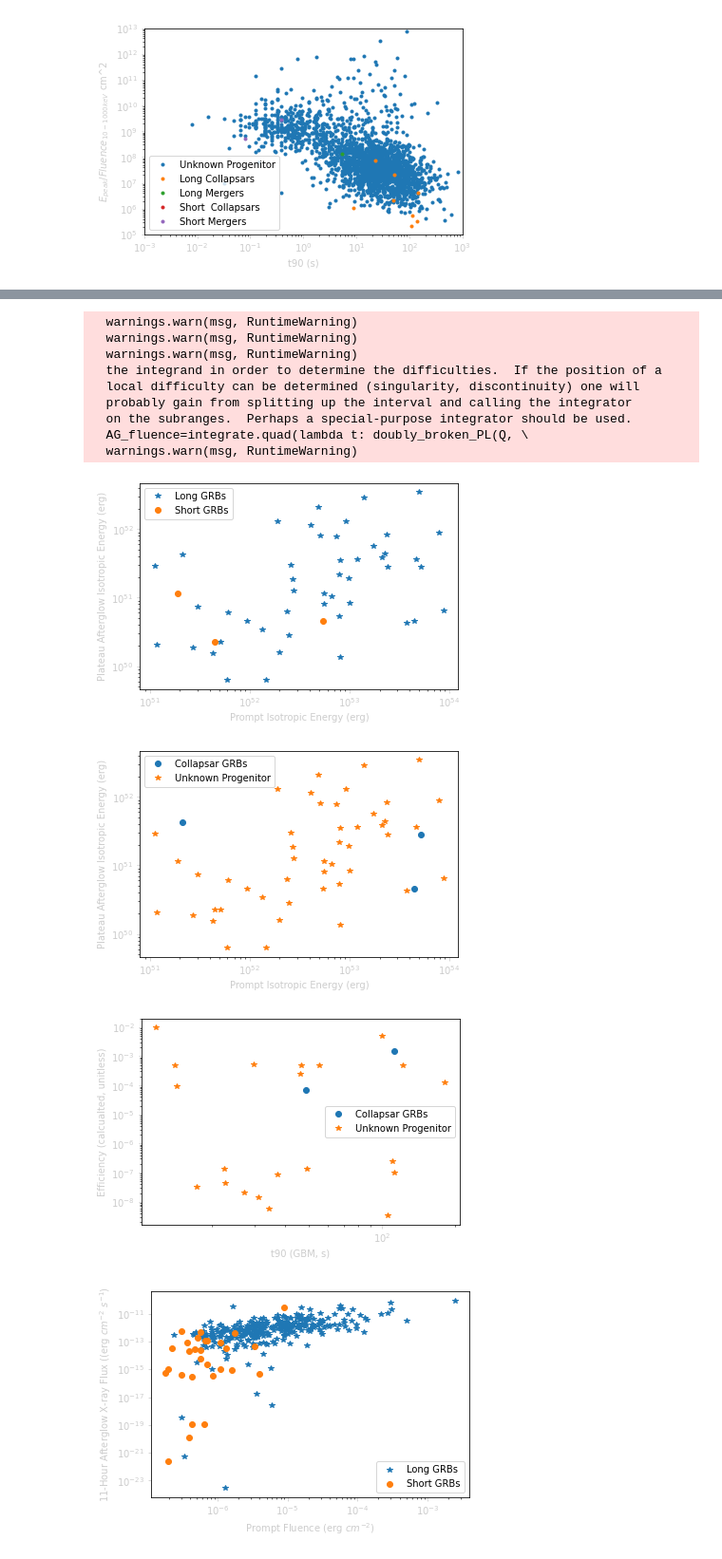
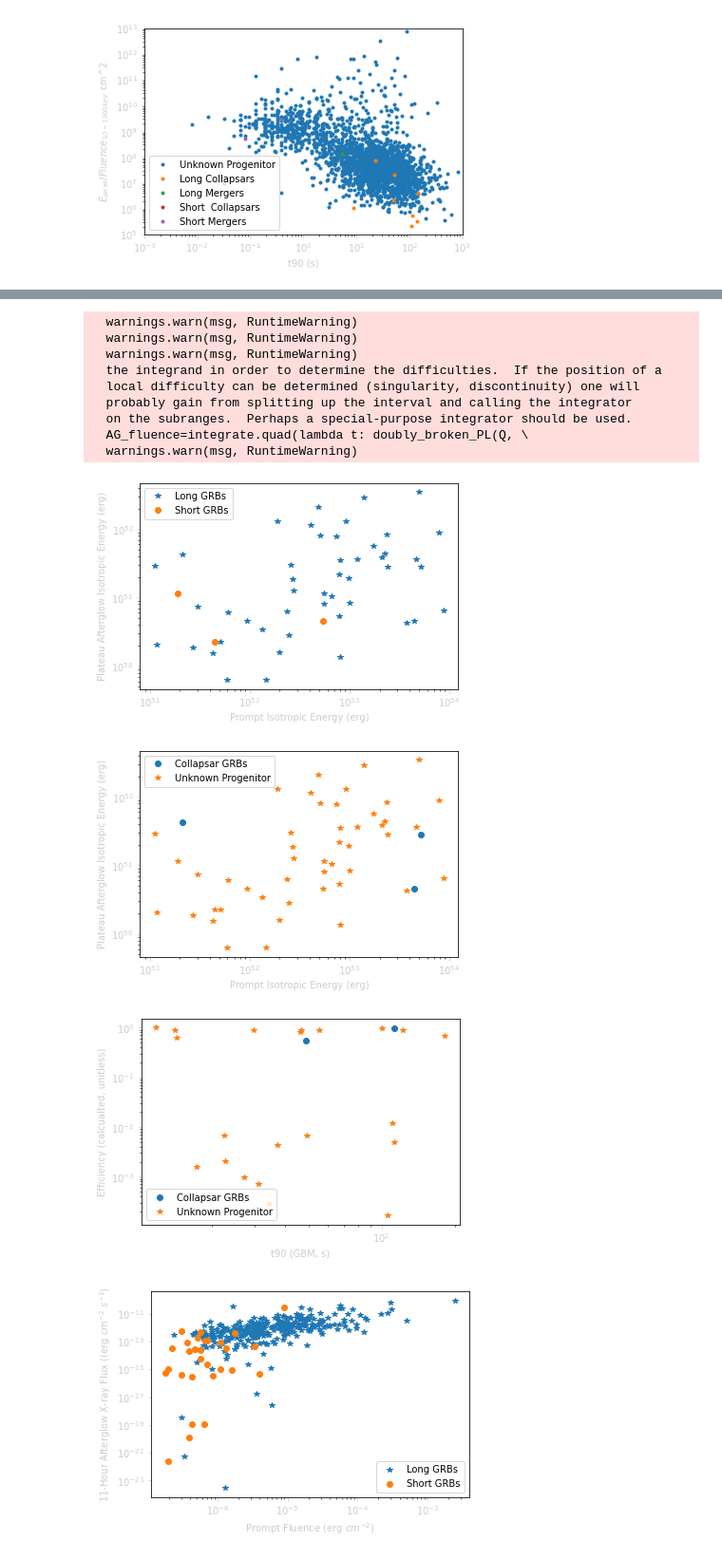
Before and after one commit to nuessle167/mirrored_prediction_paper, a Jupyter notebook: Cursed_code.ipynb, the cells around one changed output, grey strips where cells are left out. Shown: that part at 95% size. Drawn from its saved outputs; the diff is of its cells as text; code cells hidden in the pictures.

```diff
--- a/Cursed_code.ipynb
+++ b/Cursed_code.ipynb
@@ -385,6 +385,8 @@ def XRT_k_func(relevant_xrt_data, entry, redshift):
 
 def kinetic_energy(nFn, beta, D_L, redshift, time, nu):
 #     pdb.set_trace()
+    time=((time/60)/60)/24
+    nu=nu/(10**18)
     p=2*beta
     Y=1
     eps_e=0.1
@@ -1447,7 +1448,7 @@ nbins=51
 #
 #time to kneecap the data
 #sample_0_data_b=sample_0_data[:-2]
-valid_fluences=swift_fluences.drop(index=tiny_removals[:-2])
+valid_fluences=swift_fluences.drop(index=tiny_removals[:-39])
 actually_valid_mask=np.isin(valid_fluences.index, (sample_0_data.index))
 actually_valid_fluences=valid_fluences[actually_valid_mask]
 fluence_mask=np.isin(actually_valid_fluences[' 25_50kev '], (" N/A", " N/A ", 0), \
@@ -1788,7 +1789,7 @@ isolated_t90_err=[]
 isolated_Epeak_over_s=[]
 nbins=51
 #
-valid_fluences=swift_fluences.drop(index=removals[:-2])
+valid_fluences=swift_fluences.drop(index=removals[:-39])
 fluence_mask=np.isin(valid_fluences[' 25_50kev '], (" N/A", " N/A ", 0), invert=True)
 fluence_available_swift_data=edited_swift_data[fluence_mask]
 good_fluences=valid_fluences[fluence_mask]
@@ -3574,7 +3575,7 @@ spectral_sample_6_data=sample_6_data[~spectral_mask]
 Initial_2a_Data=np.zeros((len(spectral_sample_6_data.index),5))
 speed_light=3e10 #now in cm/s
 H_0=70*10**5/(3.086e24)
-nu=speed_light/(10**(18))
+nu=10**(18)
 j=0
 for i in spectral_sample_6_data.index:
     rs=spectral_sample_6_data['Likely Redshift'][i]
@@ -3684,8 +3685,12 @@ for i in spectral_sample_6_data.index:
                                 break_1, power_1, power_2, 0, t), front, back)[0]
     else:
         AG_fluence=np.NaN
-    decay_pos=int(np.where(spectral_sample_6_data['name'][i]==\
-                       average_decay_data['Fermi name'])[0][0])
+    if len(np.where(spectral_sample_6_data['name'][i]==\
+                       average_decay_data['Fermi name'])[0])>0:
+        decay_pos=int(np.where(spectral_sample_6_data['name'][i]==\
+                           average_decay_data['Fermi name'])[0][0])
+    else:
+        decay_pos=np.NaN
     AG_k=XRT_k_func(average_decay_data, decay_pos, rs)
     AG_E_iso=4*np.pi*((d_lum)**2)*AG_fluence*AG_k/(1+rs)
     Initial_2a_Data[j, 2]= AG_E_iso
@@ -3777,34 +3782,34 @@ plt.xscale('log')
 plt.yscale('log')
 plt.tick_params(axis='x', colors='0.8')
 plt.tick_params(axis='y', colors='0.8')
 plt.xlabel(r"Prompt Isotropic Energy (erg)", color="0.8")
 plt.ylabel(r"Plateau Afterglow Isotropic Energy (erg)", color="0.8")
 plt.show()
 plt.plot(Long_Test_2ab_Data['t90'], \
          abs(Long_Test_2ab_Data['Efficiency']), marker="o", ls='none')
 plt.plot(Unknown_Test_2ab_Data['t90'], \
          abs(Unknown_Test_2ab_Data['Efficiency']), marker="*", ls='none')
 plt.legend(['Collapsar GRBs', 'Unknown Progenitor'])
 plt.xscale('log')
 plt.yscale('log')
 plt.tick_params(axis='x', colors='0.8')
 plt.tick_params(axis='y', colors='0.8')
 plt.xlabel(r"t90 (GBM, s)", color="0.8")
 plt.ylabel(r"Efficiency (calcualted, unitless)", color="0.8")
 Test_2a_Data.to_excel("Hypothesis_2a_Data.xlsx")
 # %% [output]
   warnings.warn(msg, RuntimeWarning)
   warnings.warn(msg, RuntimeWarning)
   warnings.warn(msg, RuntimeWarning)
   the integrand in order to determine the difficulties.  If the position of a
   local difficulty can be determined (singularity, discontinuity) one will
   probably gain from splitting up the interval and calling the integrator
   on the subranges.  Perhaps a special-purpose integrator should be used.
   AG_fluence=integrate.quad(lambda t: doubly_broken_PL(Q, \
   warnings.warn(msg, RuntimeWarning)
 [figure]
 [figure]
-[figure, old version]
+[figure, new version]
 # %%
 # ##Hypothesis 2b##
 # Initial_2b_Data=np.zeros((len(sample_3_data),4))
```
Also changed, not shown: parts of 8 cells of this notebook, 1 other file.
